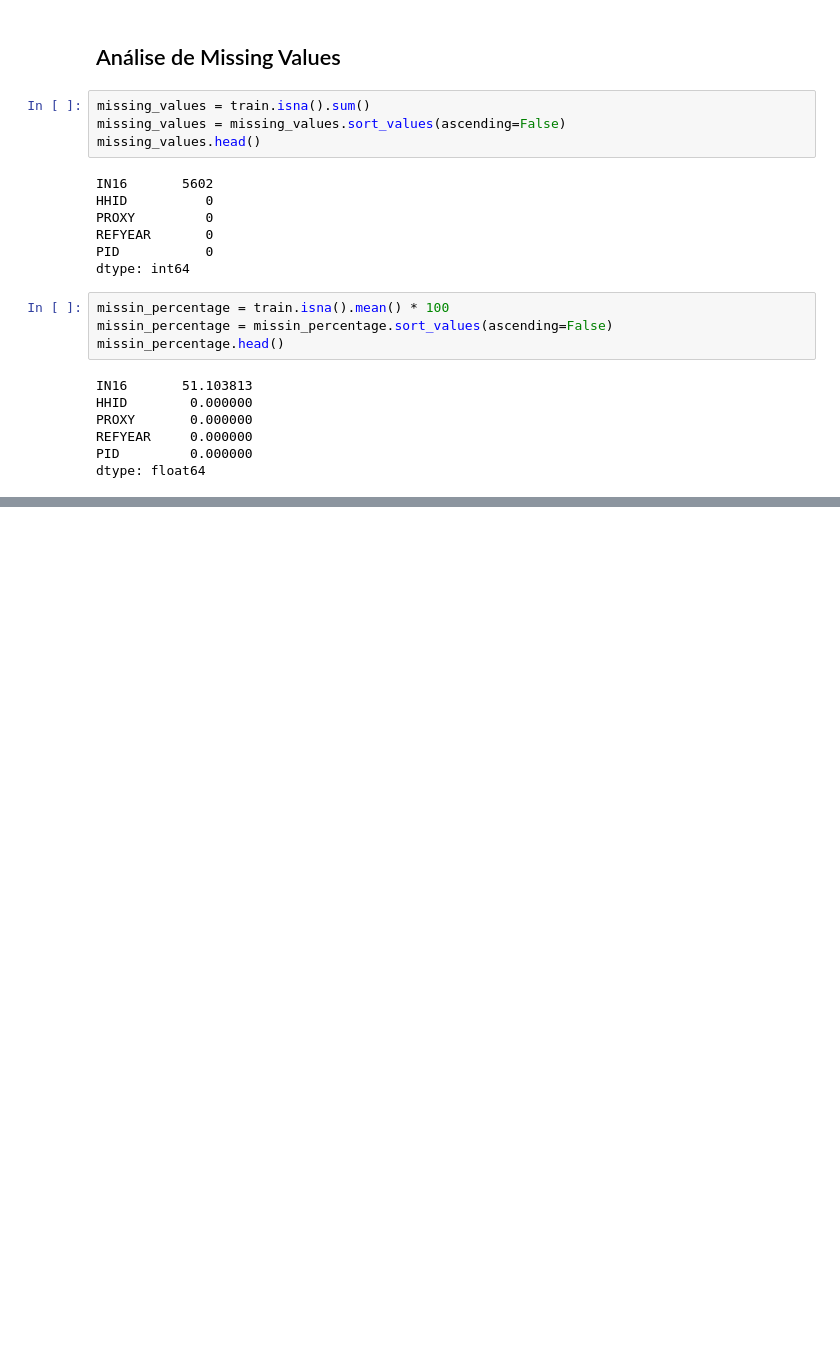
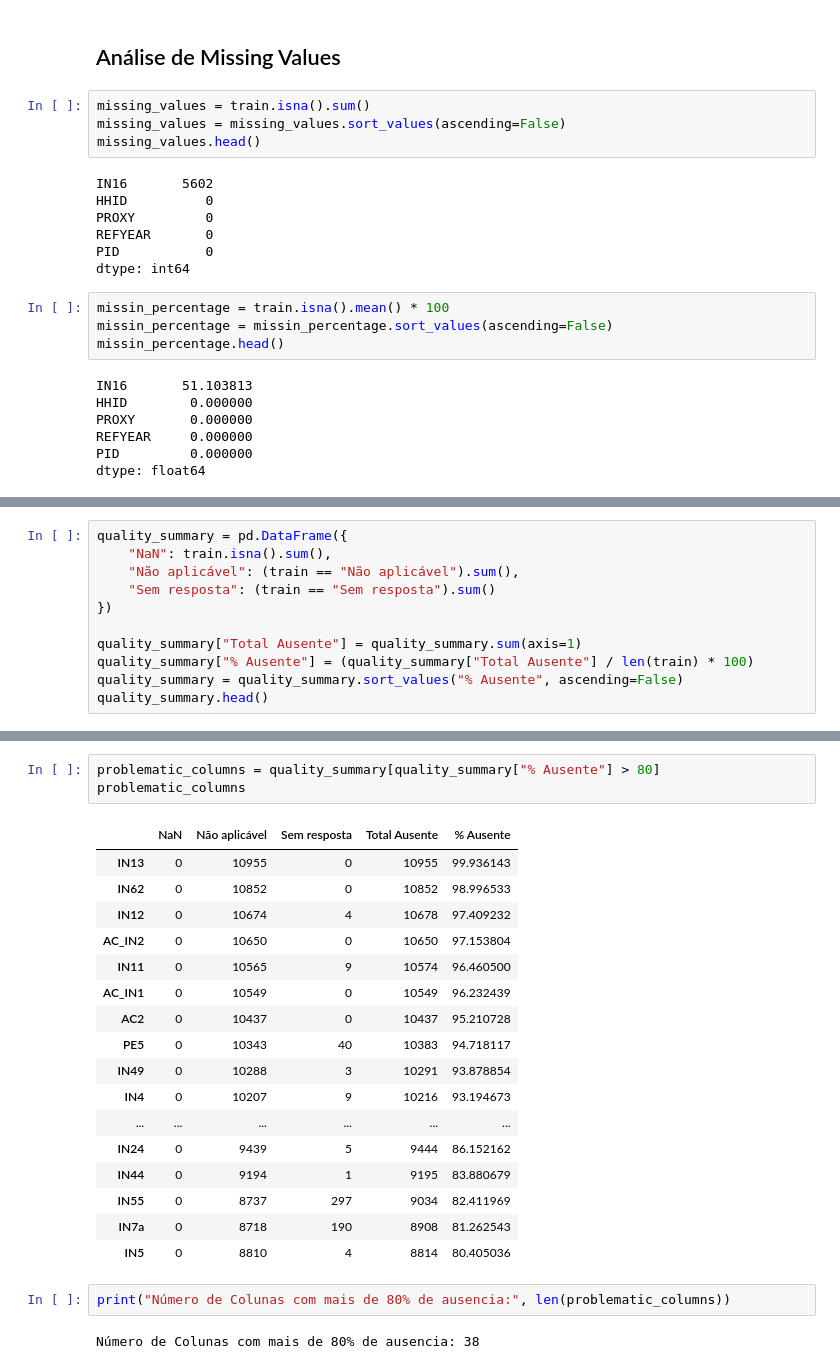
Before and after one commit to AwesomeDevTeam43/DAA, a Jupyter notebook: notebooks/etapa1.ipynb, the cells around one changed output, grey strips where cells are left out. Cells and saved outputs as stored; diff of their text form; blank space fills up the shorter version.

```diff
--- a/notebooks/etapa1.ipynb
+++ b/notebooks/etapa1.ipynb
@@ -116,0 +196,11 @@ dtype: float64
+# %%
+quality_summary = pd.DataFrame({
+    "NaN": train.isna().sum(),
+    "Não aplicável": (train == "Não aplicável").sum(),
+    "Sem resposta": (train == "Sem resposta").sum()
+})
+
+quality_summary["Total Ausente"] = quality_summary.sum(axis=1)
+quality_summary["% Ausente"] = (quality_summary["Total Ausente"] / len(train) * 100)
+quality_summary = quality_summary.sort_values("% Ausente", ascending=False)
+quality_summary.head()
@@ -116,0 +214,25 @@ dtype: float64
+# %%
+problematic_columns = quality_summary[quality_summary["% Ausente"] > 80]
+problematic_columns
+# %% [output]
+|  | NaN | Não aplicável | Sem resposta | Total Ausente | % Ausente |
+| IN13 | 0 | 10955 | 0 | 10955 | 99.936143 |
+| IN62 | 0 | 10852 | 0 | 10852 | 98.996533 |
+| IN12 | 0 | 10674 | 4 | 10678 | 97.409232 |
+| AC_IN2 | 0 | 10650 | 0 | 10650 | 97.153804 |
+| IN11 | 0 | 10565 | 9 | 10574 | 96.460500 |
+| AC_IN1 | 0 | 10549 | 0 | 10549 | 96.232439 |
+| AC2 | 0 | 10437 | 0 | 10437 | 95.210728 |
+| PE5 | 0 | 10343 | 40 | 10383 | 94.718117 |
+| IN49 | 0 | 10288 | 3 | 10291 | 93.878854 |
+| IN4 | 0 | 10207 | 9 | 10216 | 93.194673 |
+| ... | ... | ... | ... | ... | ... |
+| IN24 | 0 | 9439 | 5 | 9444 | 86.152162 |
+| IN44 | 0 | 9194 | 1 | 9195 | 83.880679 |
+| IN55 | 0 | 8737 | 297 | 9034 | 82.411969 |
+| IN7a | 0 | 8718 | 190 | 8908 | 81.262543 |
+| IN5 | 0 | 8810 | 4 | 8814 | 80.405036 |
+# %%
+print("Número de Colunas com mais de 80% de ausencia:", len(problematic_columns))
+# %% [output]
+Número de Colunas com mais de 80% de ausencia: 38
```
Also changed, not shown: parts of 6 cells of this notebook.
